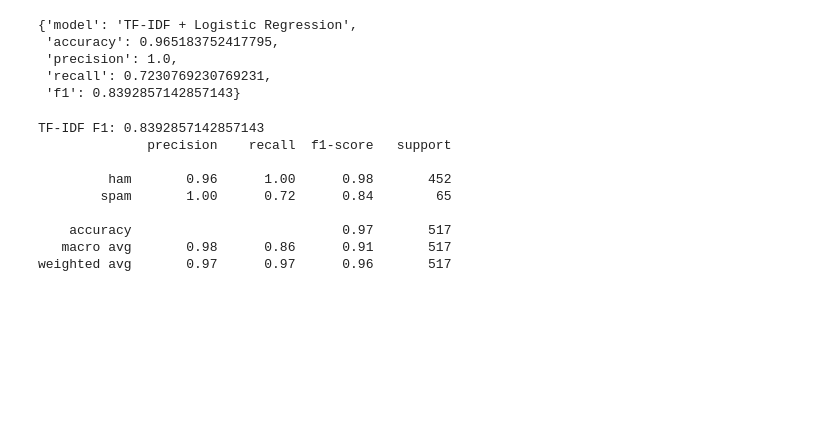
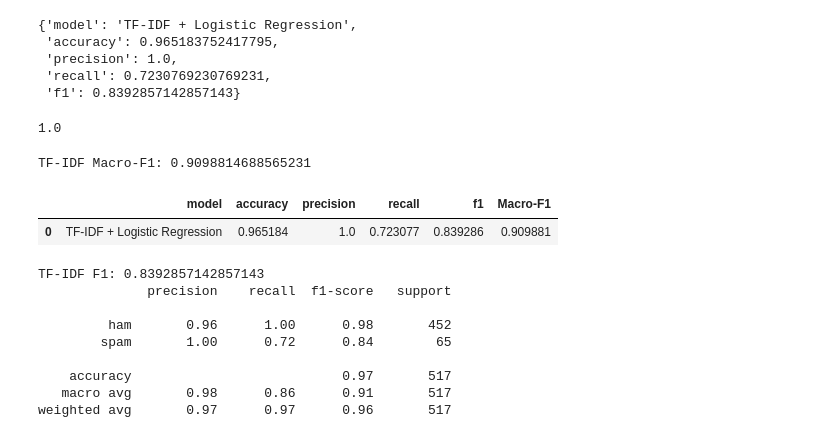
Before and after one commit to shreyas-kapse/fine-tune-sms, a Jupyter notebook: 02_baseline.ipynb, the cells around one changed output. Drawn from its saved outputs; the diff is of its cells as text; code cells hidden in the pictures; blank space fills up the shorter version.

```diff
--- a/02_baseline.ipynb
+++ b/02_baseline.ipynb
@@ -140,6 +147,35 @@ baseline_results
  'precision': 1.0,
  'recall': 0.7230769230769231,
  'f1': 0.8392857142857143}
+# %%
+baseline_results["precision"]
+# %% [output]
+1.0
+# %%
+from sklearn.metrics import f1_score
+
+tfidf_macro_f1 = f1_score(
+    y_test,
+    test_pred,
+    average="macro"
+)
+
+print("TF-IDF Macro-F1:", tfidf_macro_f1)
+# %% [output]
+TF-IDF Macro-F1: 0.9098814688565231
+# %%
+new_result = pd.DataFrame([{
+    "model": baseline_results['model'],
+    "accuracy": baseline_results["accuracy"],
+    "precision": baseline_results["precision"],
+    "recall": baseline_results["recall"],
+    "f1": baseline_results["f1"],
+    "Macro-F1" : tfidf_macro_f1
+}])
+new_result
+# %% [output]
+|  | model | accuracy | precision | recall | f1 | Macro-F1 |
+| 0 | TF-IDF + Logistic Regression | 0.965184 | 1.0 | 0.723077 | 0.839286 | 0.909881 |
 # %%
 
 print("TF-IDF F1:", tfidf_f1)
```
Also changed, not shown: parts of 2 cells of this notebook, 12 other files.
